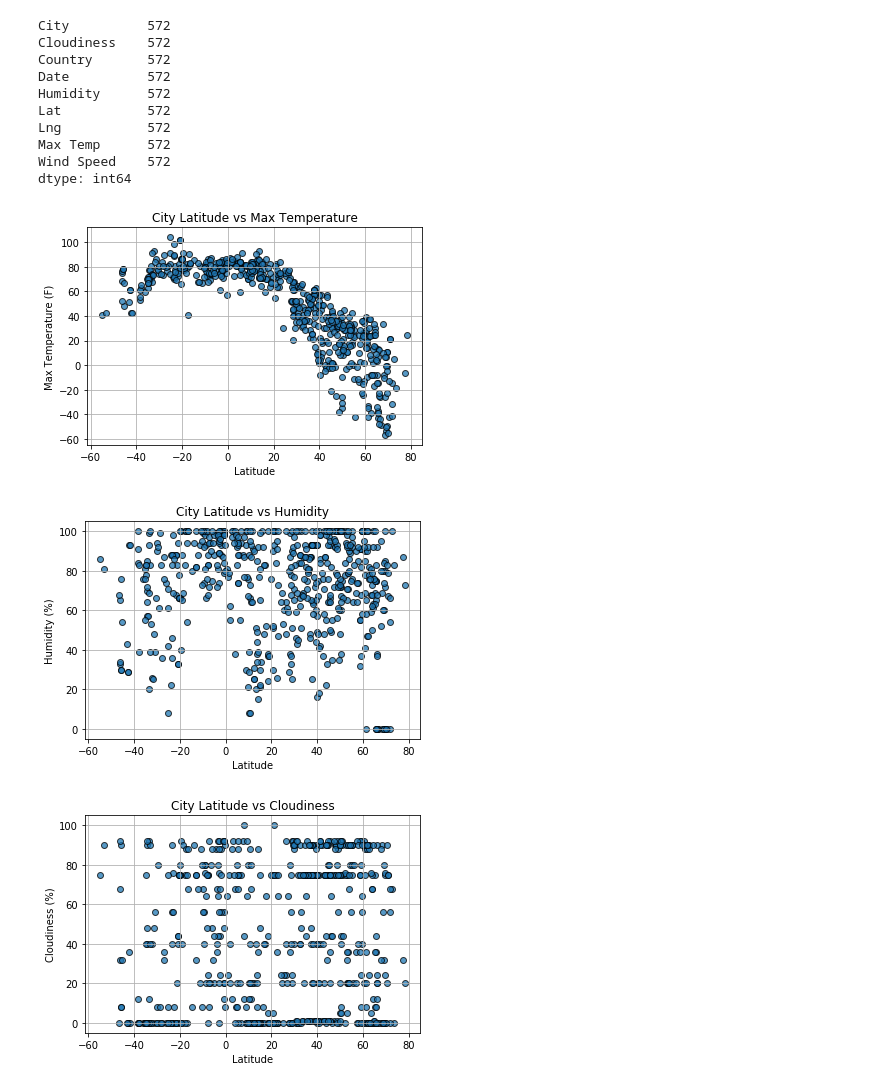
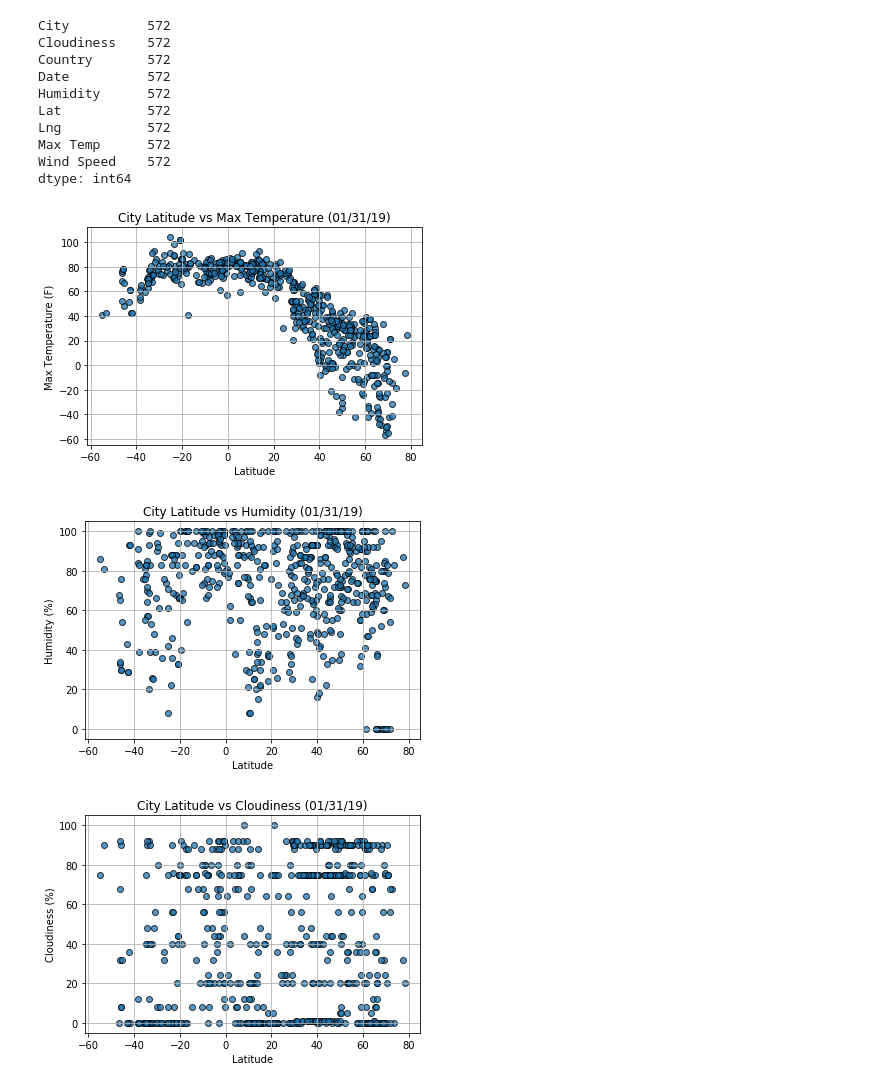
Before and after one commit to reemaratnani/OpenWeatherMap-API, a Jupyter notebook: WeatherPy.ipynb, the cells around one changed output. Drawn from its saved outputs; the diff is of its cells as text; code cells hidden in the pictures.

Commit message:
Included plot images in output-data

```diff
--- a/WeatherPy.ipynb
+++ b/WeatherPy.ipynb
@@ -124,27 +133,30 @@ Wind Speed    572
 dtype: int64
 # %%
 plt.scatter(weather_data['Lat'],weather_data['Max Temp'], alpha= 0.75, edgecolors='k')
-plt.title("City Latitude vs Max Temperature")
+plt.title("City Latitude vs Max Temperature (01/31/19)")
 plt.xlabel("Latitude")
 plt.ylabel("Max Temperature (F)")
 plt.grid()
+plt.savefig("output_data/LatVsTemp")
 # %% [output]
-[figure, old version]
+[figure, new version]
 # %%
 plt.scatter(weather_data['Lat'],weather_data['Humidity'], alpha= 0.75, edgecolors='k')
-plt.title("City Latitude vs Humidity")
+plt.title("City Latitude vs Humidity (01/31/19)")
 plt.xlabel("Latitude")
 plt.ylabel("Humidity (%)")
 plt.grid()
+plt.savefig("output_data/LatVsHum")
 # %% [output]
-[figure, old version]
+[figure, new version]
 # %%
 plt.scatter(weather_data['Lat'],weather_data['Cloudiness'], alpha= 0.75, edgecolors='k')
-plt.title("City Latitude vs Cloudiness")
+plt.title("City Latitude vs Cloudiness (01/31/19)")
 plt.xlabel("Latitude")
 plt.ylabel("Cloudiness (%)")
 plt.grid()
+plt.savefig("output_data/LatVsCloud")
 # %% [output]
-[figure, old version]
+[figure, new version]
 # %%
 plt.scatter(weather_data['Lat'],weather_data['Wind Speed'], alpha= 0.75, edgecolors='k')
```
Also changed, not shown: parts of 8 cells of this notebook, 4 other files.
